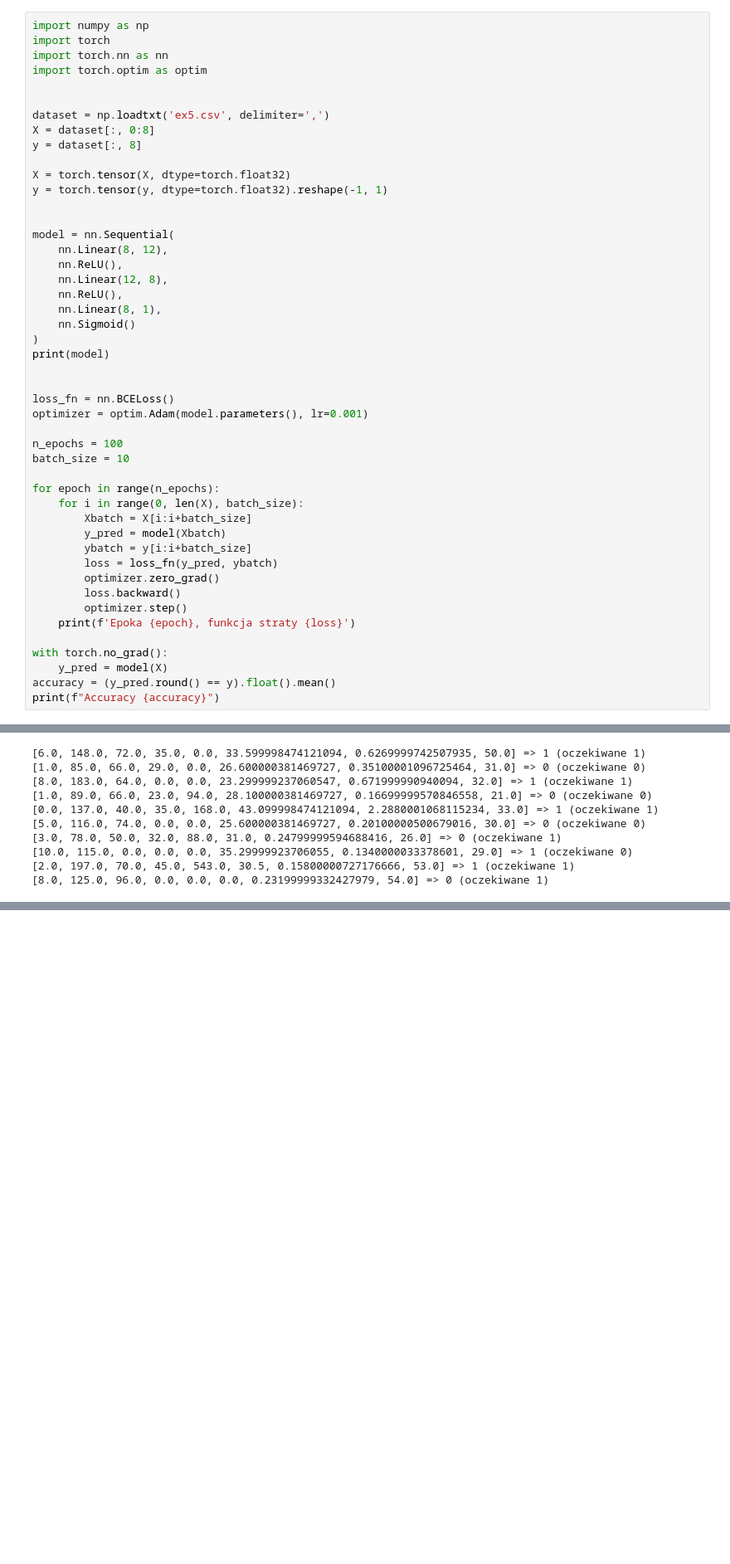
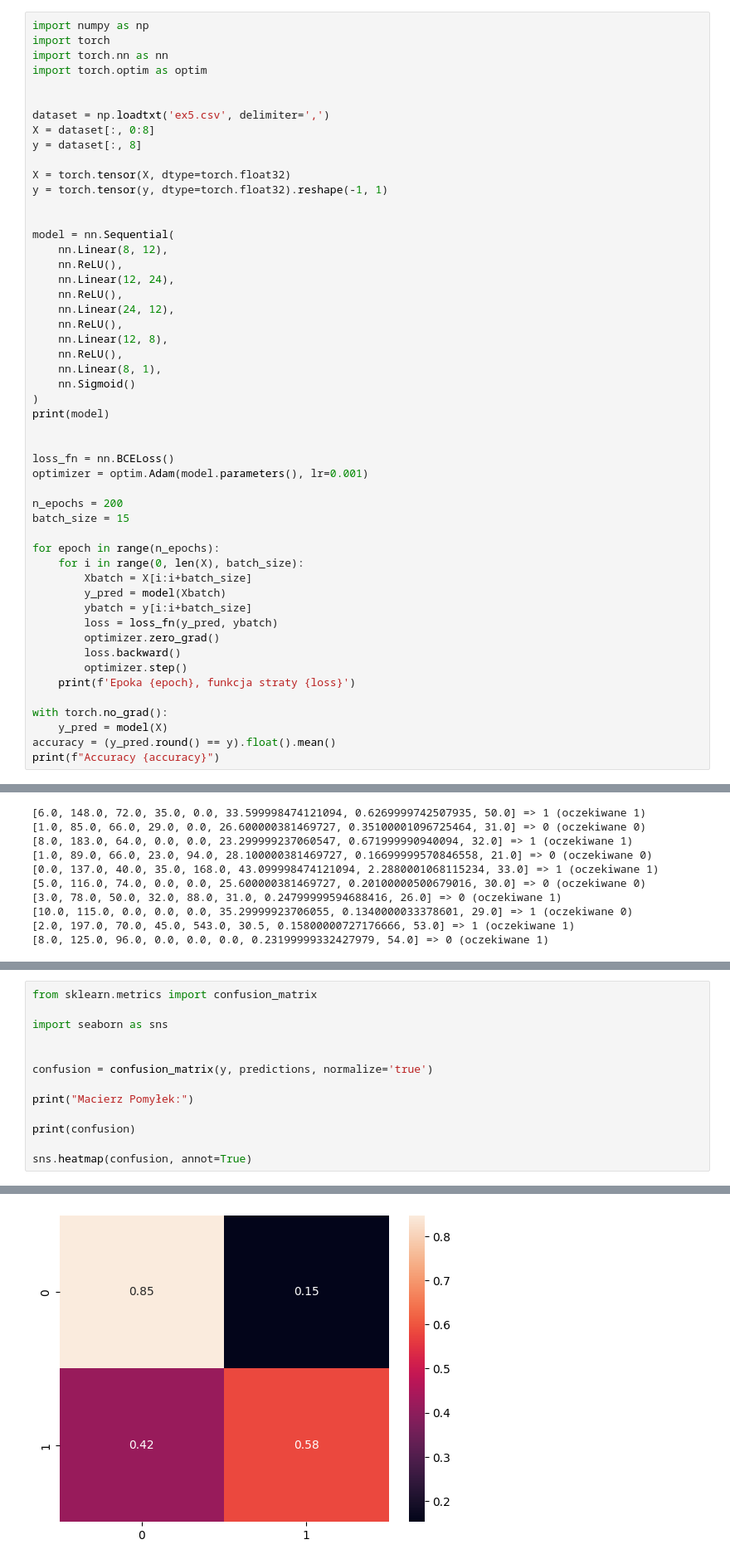
Before and after one commit to ReptilianEye/PyTorchNotes, a Jupyter notebook: 5_Siec_neuronowa.ipynb, the cells around one changed output, grey strips where cells are left out. Shown: that part at 83% size. Saved outputs shown, nothing was run; the diff lists cells and outputs as text; blank space fills up the shorter version.

```diff
--- a/5_Siec_neuronowa.ipynb
+++ b/5_Siec_neuronowa.ipynb
@@ -176,6 +180,10 @@ y = torch.tensor(y, dtype=torch.float32).reshape(-1, 1)
 model = nn.Sequential(
     nn.Linear(8, 12),
     nn.ReLU(),
+    nn.Linear(12, 24),
+    nn.ReLU(),
+    nn.Linear(24, 12),
+    nn.ReLU(),
     nn.Linear(12, 8),
     nn.ReLU(),
     nn.Linear(8, 1),
@@ -187,8 +195,8 @@ print(model)
 loss_fn = nn.BCELoss()
 optimizer = optim.Adam(model.parameters(), lr=0.001)
 
-n_epochs = 100
-batch_size = 10
+n_epochs = 200
+batch_size = 15
 
 for epoch in range(n_epochs):
     for i in range(0, len(X), batch_size):
@@ -248,0 +296,14 @@ for i in range(10):
+# %%
+from sklearn.metrics import confusion_matrix
+
+import seaborn as sns
+
+
+confusion = confusion_matrix(y, predictions, normalize='true')
+
+print("Macierz Pomyłek:")
+
+print(confusion)
+
+sns.heatmap(confusion, annot=True)
+# %% [output]
@@ -248,0 +314 @@ for i in range(10):
+[figure, added]
```
Also changed, not shown: parts of 8 cells of this notebook, 5 other files.
